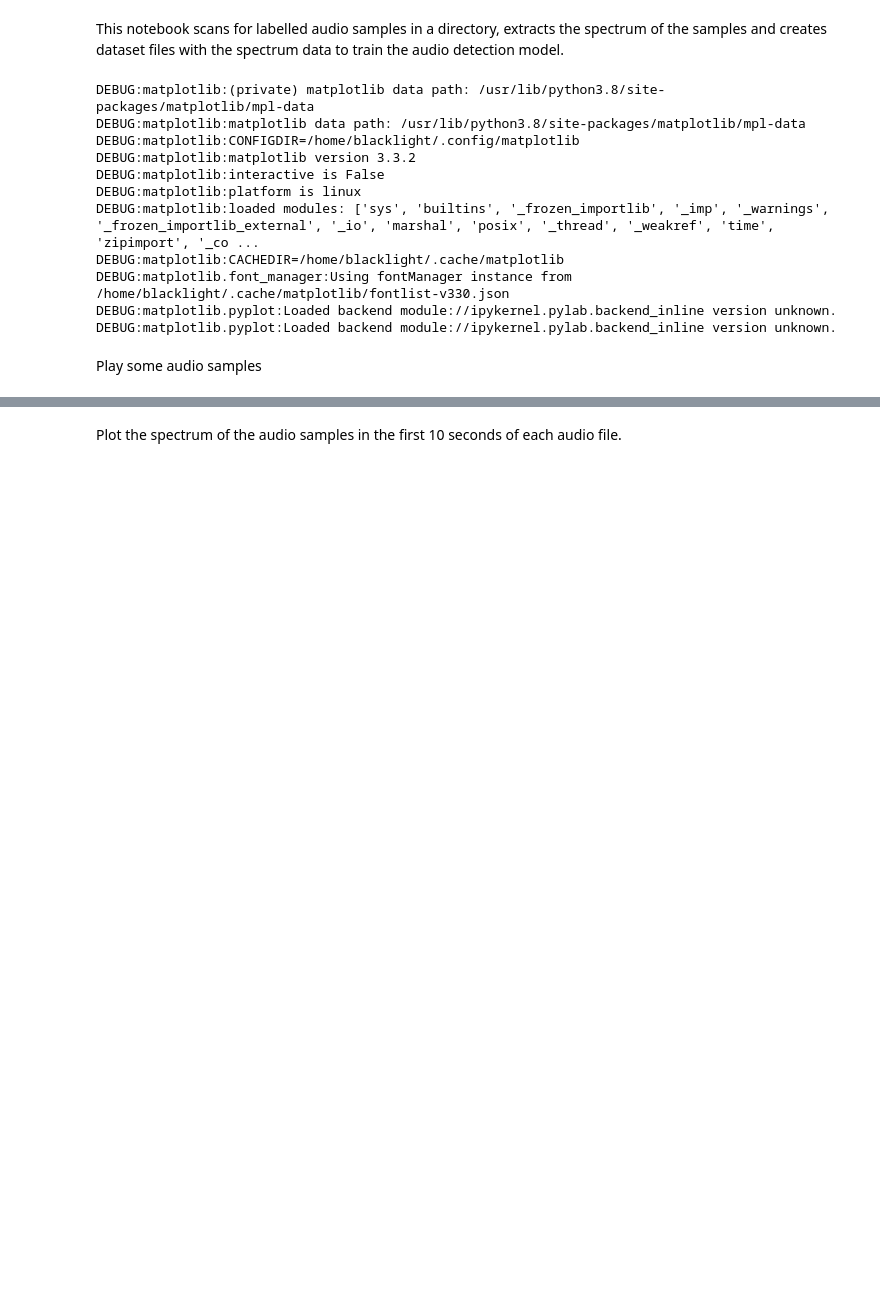
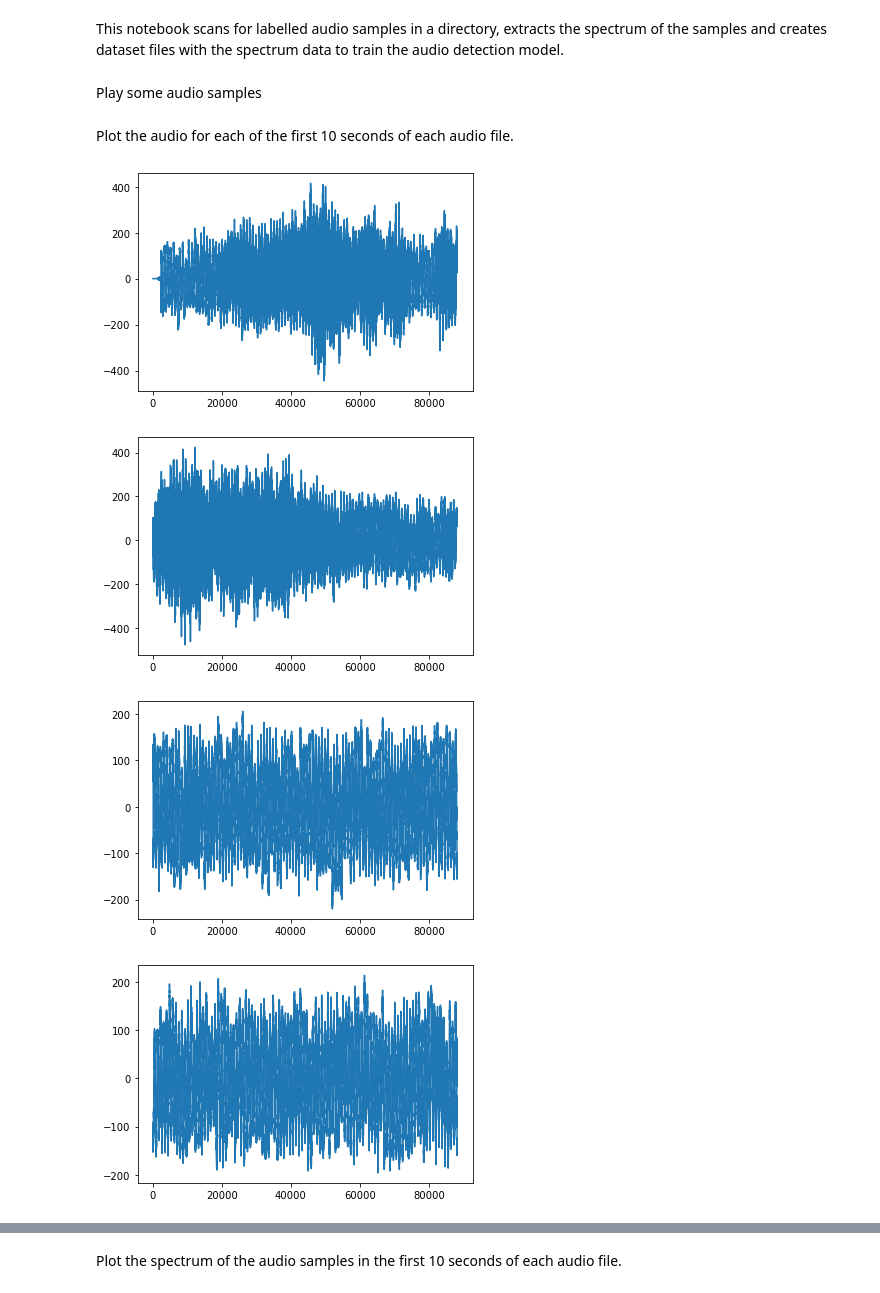
Before and after one commit to blacklight/micmon, a Jupyter notebook: notebooks/dataset.ipynb, the cells around one changed output, grey strips where cells are left out. Saved outputs shown, nothing was run; the diff lists cells and outputs as text; code cells hidden in the pictures; blank space fills up the shorter version.

```diff
--- a/notebooks/dataset.ipynb
+++ b/notebooks/dataset.ipynb
@@ -8,28 +8,28 @@ import os
 from micmon.audio import AudioDirectory, AudioPlayer, AudioFile
 from micmon.dataset import DatasetWriter
 
-basedir = os.path.expanduser(os.path.join('~', 'projects', 'baby-monitor'))
-audio_dir = os.path.join(basedir, 'data', 'audio')
-datasets_dir = os.path.join(basedir, 'data', 'datasets')
+basedir = os.path.expanduser(os.path.join('~', 'datasets', 'baby-monitor'))
+audio_dir = os.path.join(basedir, 'audio')
+datasets_dir = os.path.join(basedir, 'datasets')
 audio_dirs = AudioDirectory.scan(audio_dir)
 cutoff_frequencies = [250, 7500]
-# %% [output]
-DEBUG:matplotlib:(private) matplotlib data path: /usr/lib/python3.8/site-packages/matplotlib/mpl-data
-DEBUG:matplotlib:matplotlib data path: /usr/lib/python3.8/site-packages/matplotlib/mpl-data
-DEBUG:matplotlib:CONFIGDIR=/home/blacklight/.config/matplotlib
-DEBUG:matplotlib:matplotlib version 3.3.2
-DEBUG:matplotlib:interactive is False
-DEBUG:matplotlib:platform is linux
-DEBUG:matplotlib:loaded modules: ['sys', 'builtins', '_frozen_importlib', '_imp', '_warnings', '_frozen_importlib_external', '_io', 'marshal', 'posix', '_thread', '_weakref', 'time', 'zipimport', '_co ...
-DEBUG:matplotlib:CACHEDIR=/home/blacklight/.cache/matplotlib
-DEBUG:matplotlib.font_manager:Using fontManager instance from /home/blacklight/.cache/matplotlib/fontlist-v330.json
-DEBUG:matplotlib.pyplot:Loaded backend module://ipykernel.pylab.backend_inline version unknown.
-DEBUG:matplotlib.pyplot:Loaded backend module://ipykernel.pylab.backend_inline version unknown.
 # %% [markdown]
 Play some audio samples
 # %%
-for audio in audio_dirs:
-    with AudioFile(audio, start='19:40', duration=10) as reader, \
+for audio_dir in audio_dirs:
+    with AudioFile(audio_dir.audio_file, start='19:40', duration=5) as reader, \
             AudioPlayer() as player:
         for sample in reader:
             player.play(sample)
+# %% [markdown]
+Plot the audio for each of the first 10 seconds of each audio file.
+# %%
+for audio_dir in audio_dirs:
+    with AudioFile(audio_dir.audio_file, start=0, duration=4) as reader:
+        for sample in reader:
+            sample.plot_audio()
+# %% [output]
+[figure, added]
+[figure, added]
+[figure, added]
+[figure, added]
```
Also changed, not shown: parts of 3 cells of this notebook, 15 other files.
